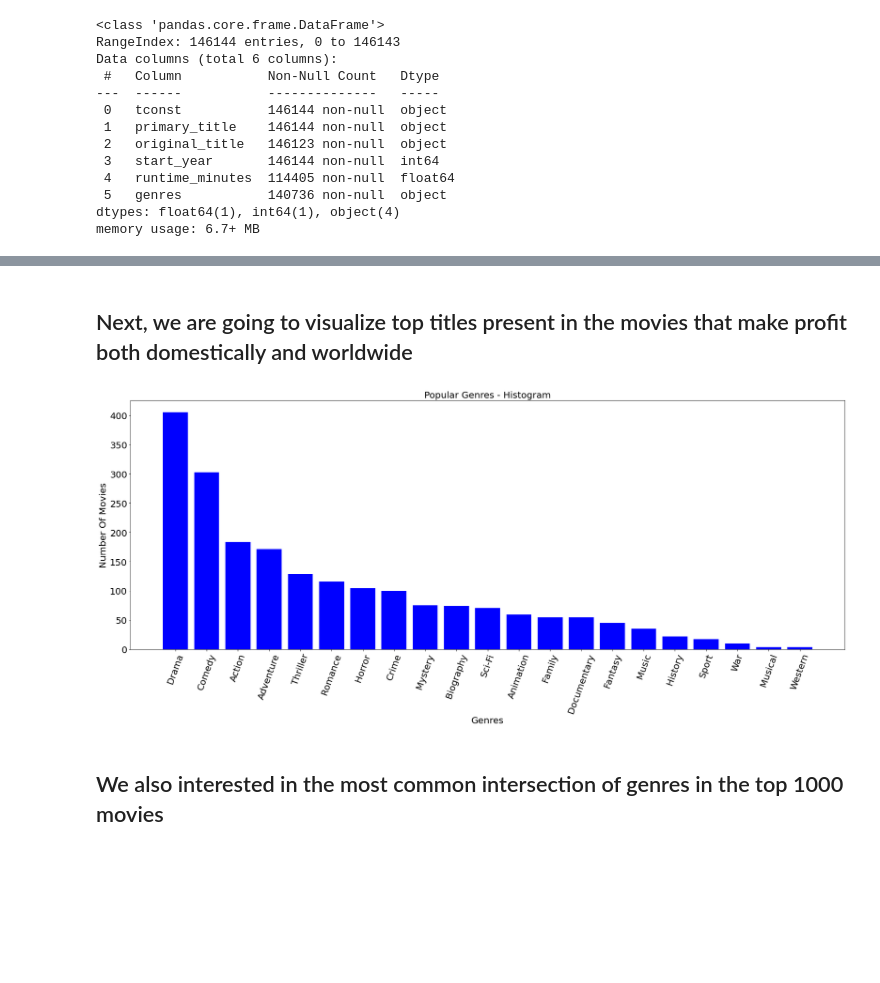
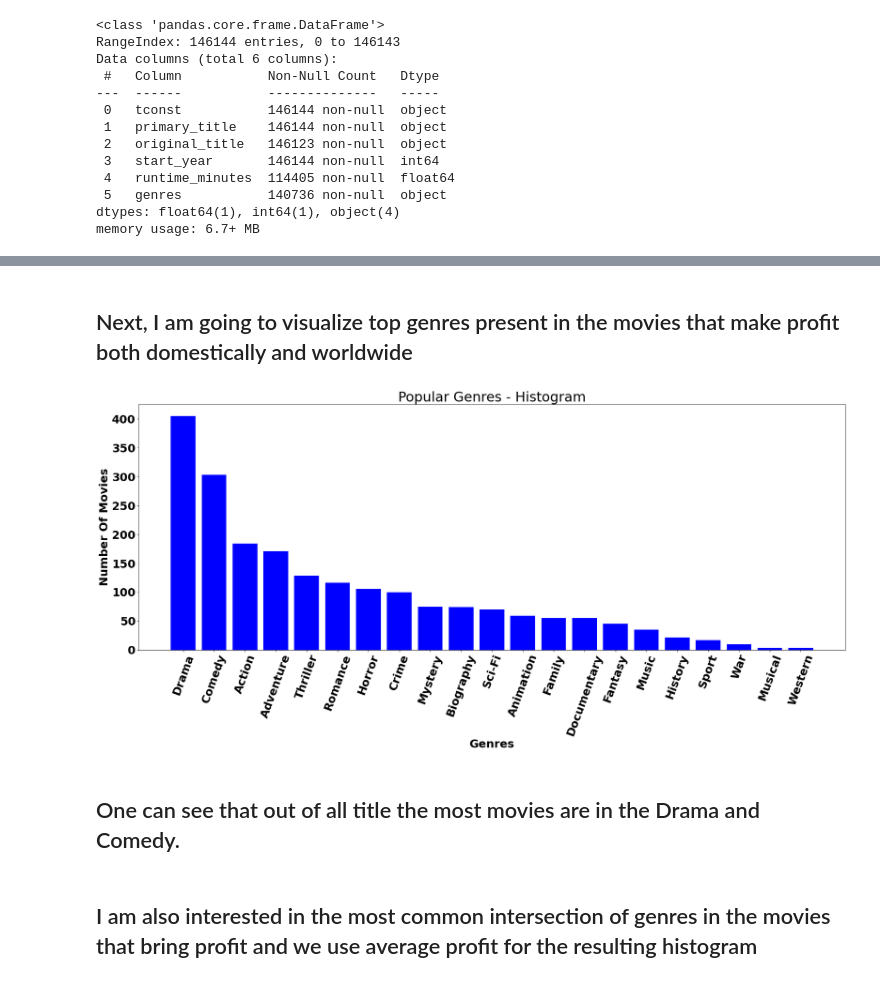
Before and after one commit to ekostrov/MovieDataAnalysis, a Jupyter notebook: JupyterNotebooks/project.ipynb, the cells around one changed output, grey strips where cells are left out. Drawn from its saved outputs; the diff is of its cells as text; code cells hidden in the pictures; blank space fills up the shorter version.

Commit message:
genres.pynb and README updated

```diff
--- a/JupyterNotebooks/project.ipynb
+++ b/JupyterNotebooks/project.ipynb
@@ -250,0 +225,3 @@ title_basics[title_basics.duplicated(subset=['primary_title'])].shape
+# %%
+title_basics.drop_duplicates(subset=['primary_title'],inplace=True)
+title_basics.shape
@@ -250,0 +246,3 @@ title_basics[title_basics.duplicated(subset=['primary_title'])].shape
+# %%
+title_basics.drop(title_basics[(title_basics.start_year > 2020)].index, inplace = True)
+title_basics.describe()
@@ -251,8 +259,7 @@ title_basics[title_basics.duplicated(subset=['primary_title'])].shape
 # %% [markdown]
-## Next, we are going to visualize top titles present in the movies that make profit both domestically and worldwide
+## Next, I am going to visualize top genres present in the movies that make profit both domestically and worldwide
 # %%
 new_df = title_basics.set_index('primary_title').join(top_movies.set_index('movie'),how='inner')
-new_df.drop_duplicates(subset=['original_title'],inplace=True)
 new_df = new_df.sort_values(by=['worldwide_profit'], ascending=False)
 # %%
 genres_dict = {}
@@ -273,20 +280,23 @@ genres_dict = sorted_dict
 # %%
 plt.figure(figsize=(28,10))
 font = {'family' : 'sans',
-        'weight' : 'normal',
-        'size'   : 20}
+        'weight' : 'bold',
+        'size'   : 25}
 plt.rc('font', **font)
 plt.xticks(rotation=70, **font)
 plt.bar(list(genres_dict.keys()), genres_dict.values(), color='b')
-plt.title("Popular Genres - Histogram", **font)
+plt.title("Popular Genres - Histogram", fontsize=30)
 plt.xlabel("Genres",**font)
 plt.ylabel("Number Of Movies", **font)
-plt.savefig("../images/IndividualGenresHist.png")
+plt.savefig("../images/IndividualGenresHist.png",bbox_inches ="tight",
+            pad_inches = 1)
 plt.show()
 # %% [output]
-[figure, old version]
+[figure, new version]
+# %% [markdown]
+## One can see that out of all title the most movies are in the Drama and Comedy.
 # %% [markdown]
-## We also interested in the most common intersection of genres in the top 1000 movies
+## I am also interested in the most common intersection of genres in the movies that bring profit and we use average profit for the resulting histogram
 # %%
 plot_df = new_df.groupby('genres', as_index=False)['worldwide_profit'].mean()
 plot_df = plot_df.sort_values(by=['worldwide_profit'],ascending=False)
```
Also changed, not shown: parts of 58 cells of this notebook, 2 other files.
